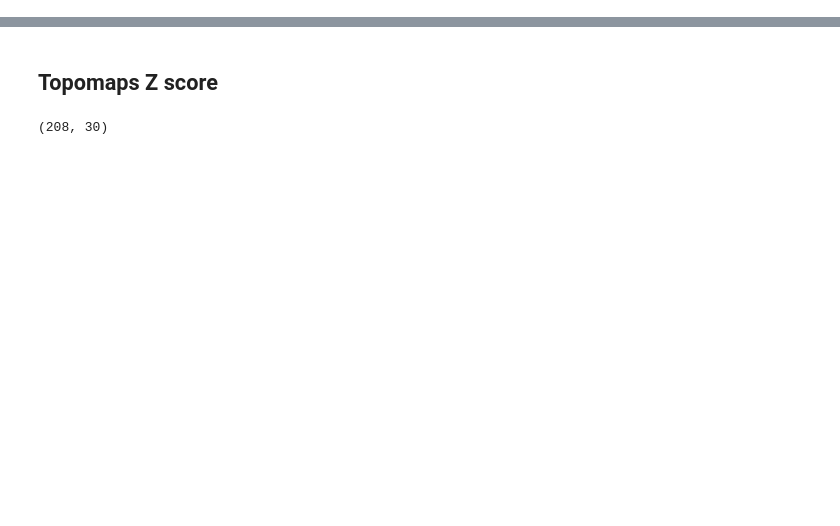
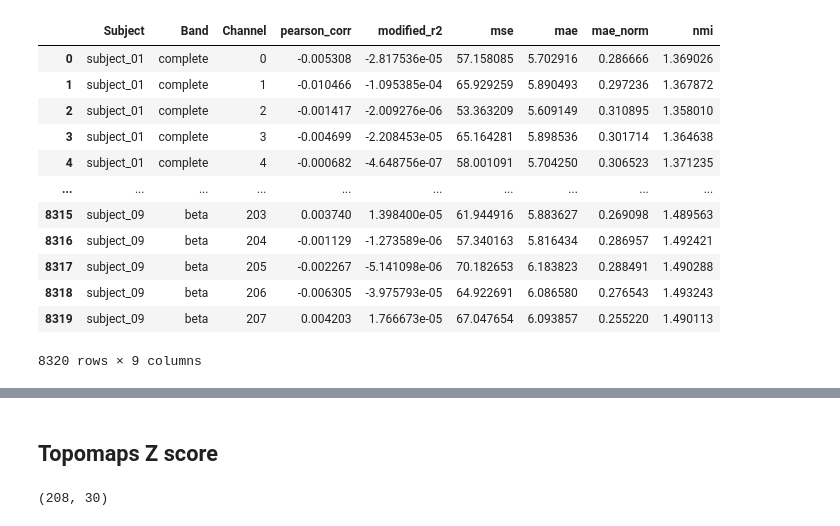
Before and after one commit to mattciff5/spect-to-meg, a Jupyter notebook: code/run_comparison2.ipynb, the cells around one changed output, grey strips where cells are left out. Saved outputs shown, nothing was run; the diff lists cells and outputs as text; code cells hidden in the pictures; blank space fills up the shorter version.

```diff
--- a/code/run_comparison2.ipynb
+++ b/code/run_comparison2.ipynb
@@ -10,6 +10,22 @@ df_stft = pd.read_csv('/data01/data/MEG/collect_data/results/csv_subj_bands/csv_
 df_clip = pd.read_csv('/data01/data/MEG/collect_data/results/csv_subj_bands/csv_ridge_text_clip_.csv')
 df_gpt = pd.read_csv('/data01/data/MEG/collect_data/results/csv_subj_bands/csv_ridge_text_gpt_.csv')
 df_w2v = pd.read_csv('/data01/data/MEG/collect_data/results/csv_subj_bands/csv_ridge_w2v_.csv')
+# %%
+df_stft
+# %% [output]
+|  | Subject | Band | Channel | pearson_corr | modified_r2 | mse | mae | mae_norm | nmi |
+| 0 | subject_01 | complete | 0 | -0.005308 | -2.817536e-05 | 57.158085 | 5.702916 | 0.286666 | 1.369026 |
+| 1 | subject_01 | complete | 1 | -0.010466 | -1.095385e-04 | 65.929259 | 5.890493 | 0.297236 | 1.367872 |
+| 2 | subject_01 | complete | 2 | -0.001417 | -2.009276e-06 | 53.363209 | 5.609149 | 0.310895 | 1.358010 |
+| 3 | subject_01 | complete | 3 | -0.004699 | -2.208453e-05 | 65.164281 | 5.898536 | 0.301714 | 1.364638 |
+| 4 | subject_01 | complete | 4 | -0.000682 | -4.648756e-07 | 58.001091 | 5.704250 | 0.306523 | 1.371235 |
+| ... | ... | ... | ... | ... | ... | ... | ... | ... | ... |
+| 8315 | subject_09 | beta | 203 | 0.003740 | 1.398400e-05 | 61.944916 | 5.883627 | 0.269098 | 1.489563 |
+| 8316 | subject_09 | beta | 204 | -0.001129 | -1.273589e-06 | 57.340163 | 5.816434 | 0.286957 | 1.492421 |
+| 8317 | subject_09 | beta | 205 | -0.002267 | -5.141098e-06 | 70.182653 | 6.183823 | 0.288491 | 1.490288 |
+| 8318 | subject_09 | beta | 206 | -0.006305 | -3.975793e-05 | 64.922691 | 6.086580 | 0.276543 | 1.493243 |
+| 8319 | subject_09 | beta | 207 | 0.004203 | 1.766673e-05 | 67.047654 | 6.093857 | 0.255220 | 1.490113 |
+8320 rows × 9 columns
 # %%
 null_distr_clip = np.load('/data01/data/MEG/collect_data/results/null_distr/null_distr_ridge_text_clip_.npy')
 null_distr_stft = np.load('/data01/data/MEG/collect_data/results/null_distr/null_distr_ridge_.npy')
```
Also changed, not shown: parts of 16 cells of this notebook.
